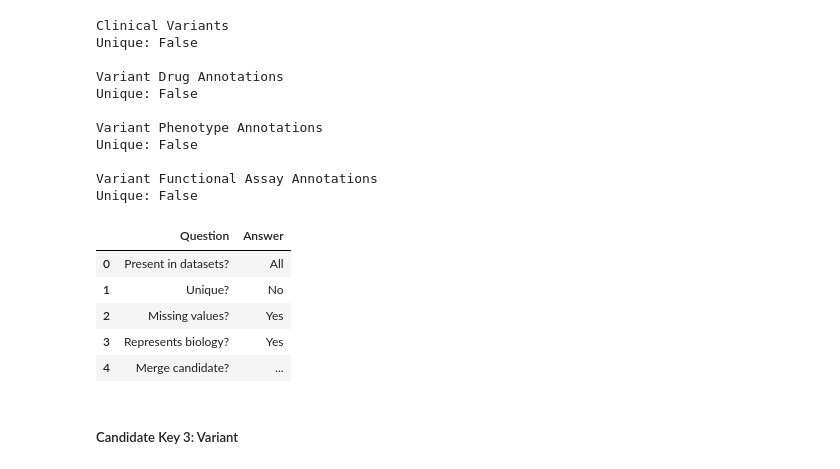
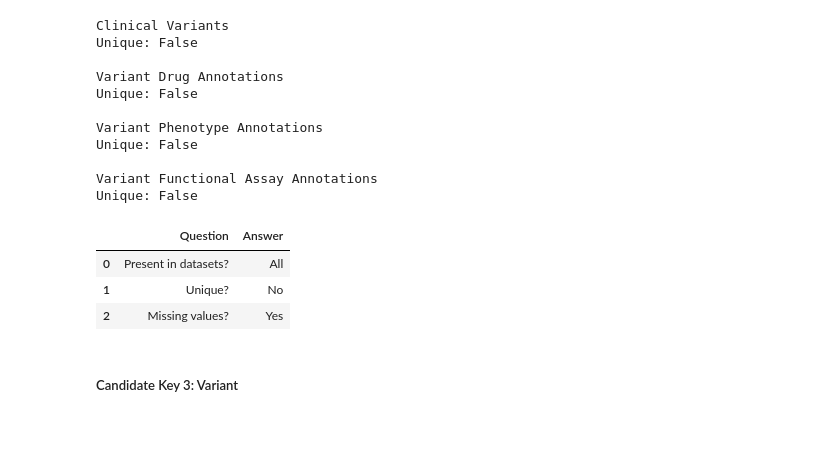
Before and after one commit to Sofia7334/pharmacogenomics-machine-learning, a Jupyter notebook: notebooks/02_data_preparation.ipynb, the cells around one changed output. Drawn from its saved outputs; the diff is of its cells as text; code cells hidden in the pictures; blank space fills up the shorter version.

```diff
--- a/notebooks/02_data_preparation.ipynb
+++ b/notebooks/02_data_preparation.ipynb
@@ -583,27 +574,21 @@ Unique: False
 # %%
 summary2 = pd.DataFrame({
     "Question": [
         "Present in datasets?",
         "Unique?",
         "Missing values?",
-        "Represents biology?",
-        "Merge candidate?"
     ],
     "Answer": [
         "All",
         "No",
         "Yes",
-        "Yes",
-        "..."
     ]})
 summary2
 # %% [output]
 |  | Question | Answer |
 | 0 | Present in datasets? | All |
 | 1 | Unique? | No |
 | 2 | Missing values? | Yes |
-| 3 | Represents biology? | Yes |
-| 4 | Merge candidate? | ... |
 # %% [markdown]
 ##### Candidate Key 3: Variant
 # %%
```
Also changed, not shown: parts of 43 cells of this notebook.
